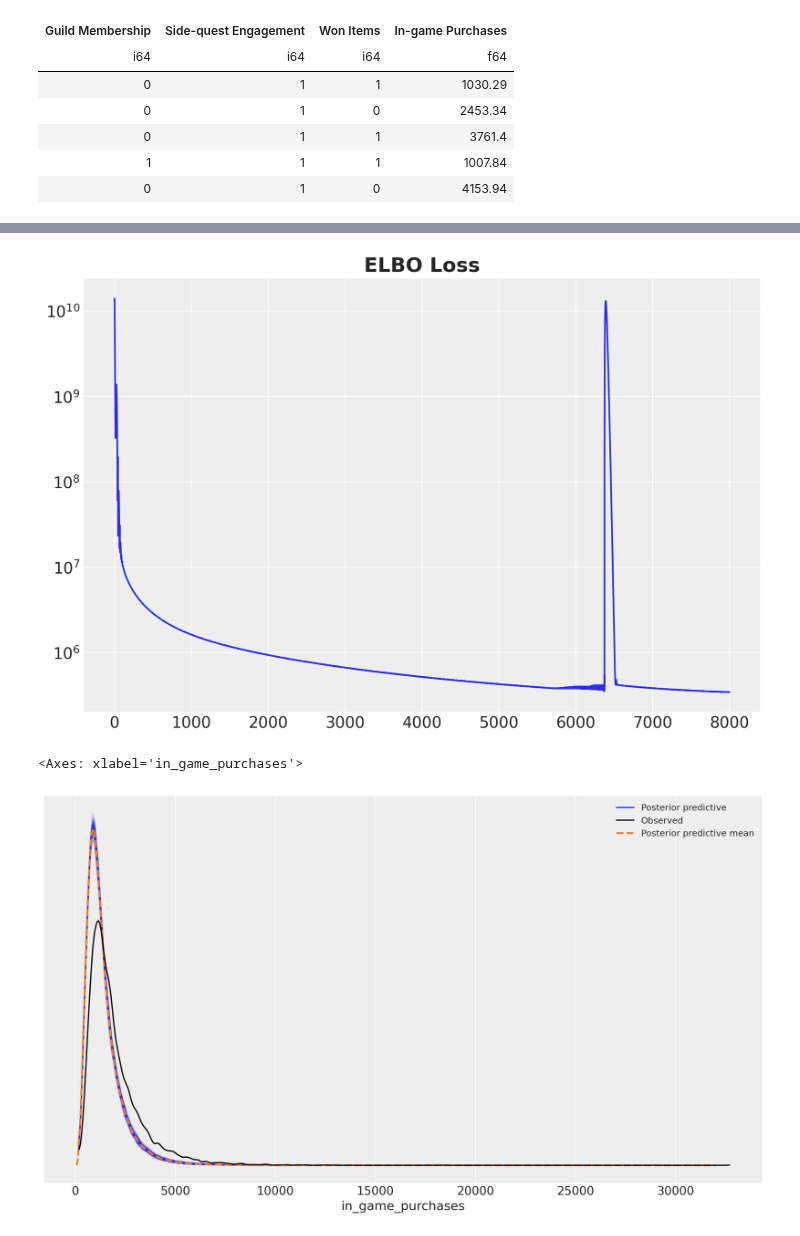
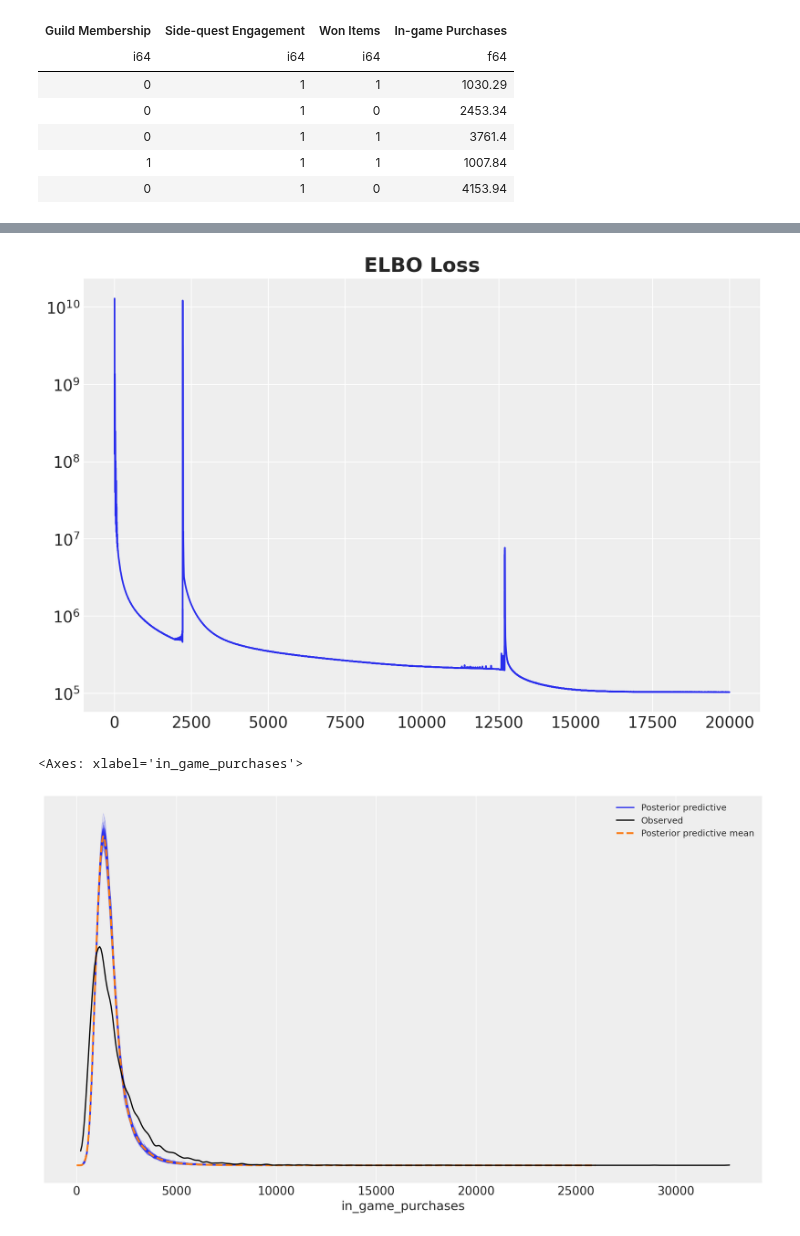
Before and after one commit to juanitorduz/website_projects, a Jupyter notebook: Python/online_game_ate.ipynb, the cells around one changed output, grey strips where cells are left out. Drawn from its saved outputs; the diff is of its cells as text; code cells hidden in the pictures.

```diff
--- a/Python/online_game_ate.ipynb
+++ b/Python/online_game_ate.ipynb
@@ -130,14 +130,15 @@ def model(is_guild_member, is_highly_engaged, won_items, in_game_purchases):
         ρ_engagement = nnx_confounders_2_engagement(engagement_input)
 
         is_highly_engaged = numpyro.sample(
-            "is_highly_engaged", dist.Bernoulli(ρ_engagement), obs=is_highly_engaged
+            "is_highly_engaged",
+            dist.Bernoulli(ρ_engagement),
         )
 
         p_won = ρ_won_engaged * is_highly_engaged + ρ_won_not_engaged * (
             1 - is_highly_engaged
         )
 
-        won_items = numpyro.sample("won_items", dist.Bernoulli(p_won), obs=won_items)
+        won_items = numpyro.sample("won_items", dist.Bernoulli(p_won))
 
         purchase_input = jnp.stack((won_items, is_guild_member, z)).T
 
@@ -163,6 +164,8 @@ numpyro.render_model(
 conditioned_model = condition(
     model,
     data={
+        "is_highly_engaged": is_highly_engaged,
+        "won_items": won_items,
         "in_game_purchases": in_game_purchases,
     },
 )
@@ -233,42 +236,42 @@ def guide(is_guild_member, is_highly_engaged, won_items, in_game_purchases):
         z_loc, z_scale = nnx_encoder(z_input)
         numpyro.sample("z", dist.Normal(z_loc, z_scale))
 # %%
-n_samples = 8_000
+n_samples = 20_000
 scheduler = optax.linear_onecycle_schedule(
     transition_steps=n_samples,
-    peak_value=0.02,
+    peak_value=0.05,
     pct_start=0.01,
     pct_final=0.75,
     div_factor=2,
     final_div_factor=3,
 )
 
 optimizer = optax.chain(
     optax.adam(learning_rate=scheduler),
     optax.contrib.reduce_on_plateau(
         factor=0.1,
         patience=20,
         accumulation_size=200,
     ),
 )
 
 svi = SVI(conditioned_model, guide, optimizer, loss=Trace_ELBO())
 rng_key, rng_subkey = random.split(key=rng_key)
 svi_result = svi.run(
     rng_subkey,
     n_samples,
     is_guild_member=is_guild_member,
     is_highly_engaged=is_highly_engaged,
     won_items=won_items,
     in_game_purchases=in_game_purchases,
 )
 
 fig, ax = plt.subplots(figsize=(9, 6))
 ax.plot(svi_result.losses)
 ax.set(yscale="log")
 ax.set_title("ELBO Loss", fontsize=18, fontweight="bold");
 # %% [output]
-[figure, old version]
+[figure, new version]
 # %%
 params = svi_result.params
 
@@ -307,7 +310,7 @@ idata = az.from_dict(
 az.plot_ppc(idata, num_pp_samples=100, group="posterior")
 # %% [output]
 <Axes: xlabel='in_game_purchases'>
-[figure, old version]
+[figure, new version]
 # %%
 do_0_model = do(model, data={"is_highly_engaged": 0})
 do_0_posterior_predictive = Predictive(
```
Also changed, not shown: parts of 5 cells of this notebook.
